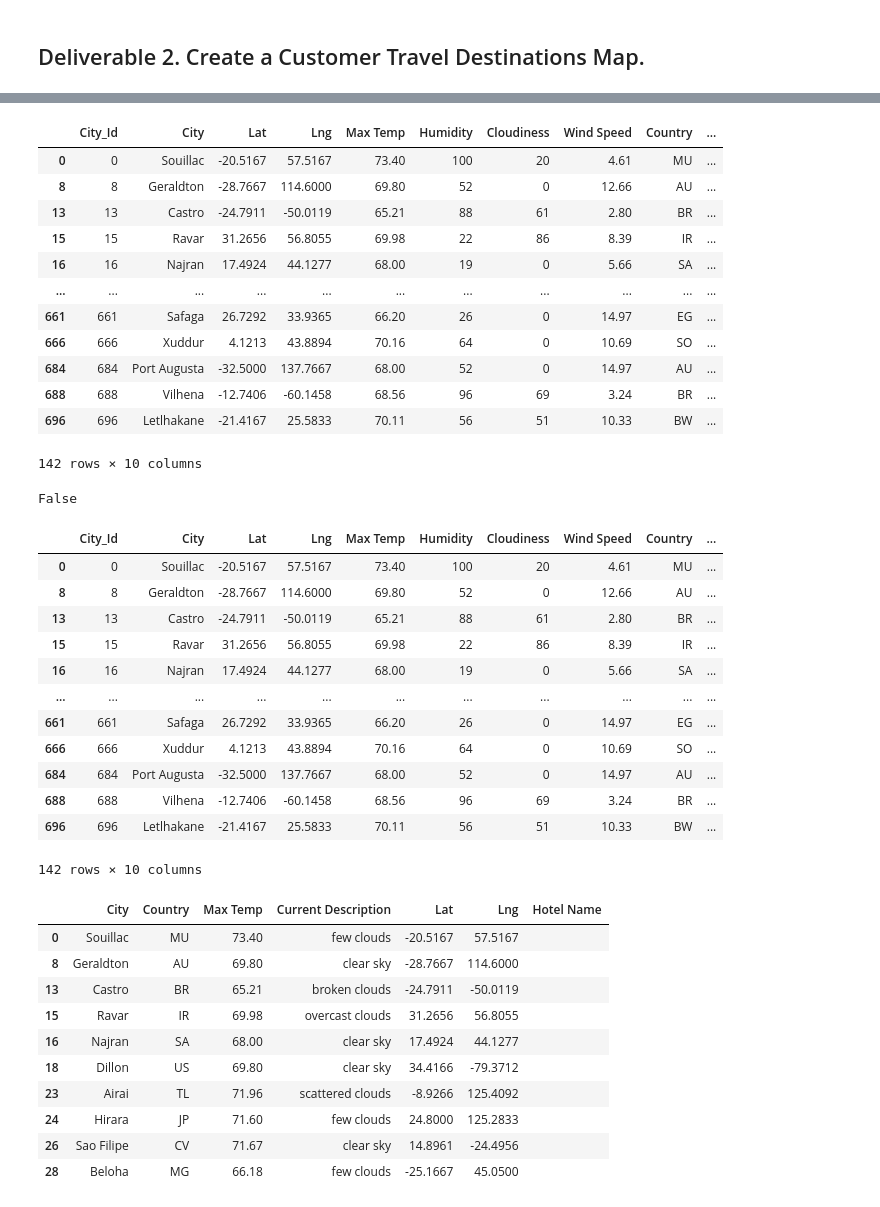
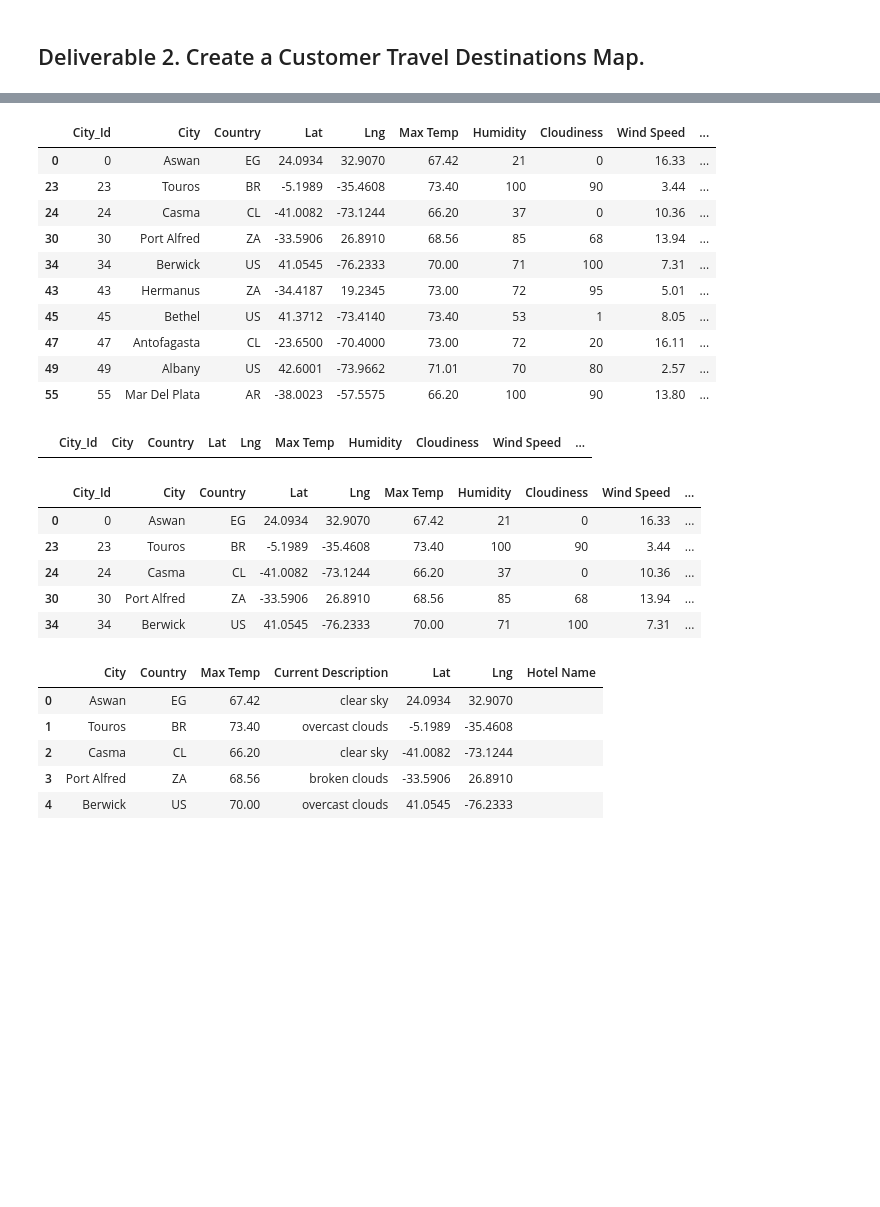
Before and after one commit to rciminera/World_Weather_Analysis, a Jupyter notebook: Vacation_Search/Vacation_Search.ipynb, the cells around one changed output, grey strips where cells are left out. Drawn from its saved outputs; the diff is of its cells as text; code cells hidden in the pictures; blank space fills up the shorter version.

```diff
--- a/Vacation_Search/Vacation_Search.ipynb
+++ b/Vacation_Search/Vacation_Search.ipynb
@@ -13,6 +13,9 @@ from config import gkey
 gmaps.configure(api_key=gkey)
 # %%
 # 1. Import the WeatherPy_database.csv file.
-city_data_df = pd.read_csv("/Users/bobc/Repositories/World_Weather_Analysis/Weather_Database/WeatherPy_Database.csv")
-city_data_df.head()
+city_data_df = pd.read_csv("../Weather_Database/WeatherPy_Database.csv")
+
+# city_data_df = pd.read_csv("/Users/bobc/Repositories/World_Weather_Analysis/Weather_Database/WeatherPy_Database.csv")
+
+city_data_df
 # %% [output]
@@ -51,63 +59,49 @@ What is the maximum temperature you would like for your trip? 75
 # 3. Filter the city_data_df DataFrame using the input statements to create a new DataFrame using the loc method.
 
 hotel_df = preferred_cities_df
-hotel_df
+hotel_df.head(10)
 # %% [output]
-|  | City_Id | City | Lat | Lng | Max Temp | Humidity | Cloudiness | Wind Speed | Country | ... |
-| 0 | 0 | Souillac | -20.5167 | 57.5167 | 73.40 | 100 | 20 | 4.61 | MU | ... |
-| 8 | 8 | Geraldton | -28.7667 | 114.6000 | 69.80 | 52 | 0 | 12.66 | AU | ... |
-| 13 | 13 | Castro | -24.7911 | -50.0119 | 65.21 | 88 | 61 | 2.80 | BR | ... |
-| 15 | 15 | Ravar | 31.2656 | 56.8055 | 69.98 | 22 | 86 | 8.39 | IR | ... |
-| 16 | 16 | Najran | 17.4924 | 44.1277 | 68.00 | 19 | 0 | 5.66 | SA | ... |
-| ... | ... | ... | ... | ... | ... | ... | ... | ... | ... | ... |
-| 661 | 661 | Safaga | 26.7292 | 33.9365 | 66.20 | 26 | 0 | 14.97 | EG | ... |
-| 666 | 666 | Xuddur | 4.1213 | 43.8894 | 70.16 | 64 | 0 | 10.69 | SO | ... |
-| 684 | 684 | Port Augusta | -32.5000 | 137.7667 | 68.00 | 52 | 0 | 14.97 | AU | ... |
-| 688 | 688 | Vilhena | -12.7406 | -60.1458 | 68.56 | 96 | 69 | 3.24 | BR | ... |
-| 696 | 696 | Letlhakane | -21.4167 | 25.5833 | 70.11 | 56 | 51 | 10.33 | BW | ... |
+|  | City_Id | City | Country | Lat | Lng | Max Temp | Humidity | Cloudiness | Wind Speed | ... |
+| 0 | 0 | Aswan | EG | 24.0934 | 32.9070 | 67.42 | 21 | 0 | 16.33 | ... |
+| 23 | 23 | Touros | BR | -5.1989 | -35.4608 | 73.40 | 100 | 90 | 3.44 | ... |
+| 24 | 24 | Casma | CL | -41.0082 | -73.1244 | 66.20 | 37 | 0 | 10.36 | ... |
+| 30 | 30 | Port Alfred | ZA | -33.5906 | 26.8910 | 68.56 | 85 | 68 | 13.94 | ... |
+| 34 | 34 | Berwick | US | 41.0545 | -76.2333 | 70.00 | 71 | 100 | 7.31 | ... |
+| 43 | 43 | Hermanus | ZA | -34.4187 | 19.2345 | 73.00 | 72 | 95 | 5.01 | ... |
+| 45 | 45 | Bethel | US | 41.3712 | -73.4140 | 73.40 | 53 | 1 | 8.05 | ... |
+| 47 | 47 | Antofagasta | CL | -23.6500 | -70.4000 | 73.00 | 72 | 20 | 16.11 | ... |
+| 49 | 49 | Albany | US | 42.6001 | -73.9662 | 71.01 | 70 | 80 | 2.57 | ... |
+| 55 | 55 | Mar Del Plata | AR | -38.0023 | -57.5575 | 66.20 | 100 | 90 | 13.80 | ... |
-142 rows × 10 columns
 # %%
 # 4a. Determine if there are any empty rows.
-hotel_df.empty == True
+hotel_df[hotel_df.isnull().all(axis=1)]
 # %% [output]
-False
+|  | City_Id | City | Country | Lat | Lng | Max Temp | Humidity | Cloudiness | Wind Speed | ... |
 # %%
 # 4b. Drop any empty rows and create a new DataFrame that doesn’t have empty rows.
 hotel_df.dropna(0)
-hotel_df
+hotel_df.head()
 # %% [output]
-|  | City_Id | City | Lat | Lng | Max Temp | Humidity | Cloudiness | Wind Speed | Country | ... |
-| 0 | 0 | Souillac | -20.5167 | 57.5167 | 73.40 | 100 | 20 | 4.61 | MU | ... |
-| 8 | 8 | Geraldton | -28.7667 | 114.6000 | 69.80 | 52 | 0 | 12.66 | AU | ... |
-| 13 | 13 | Castro | -24.7911 | -50.0119 | 65.21 | 88 | 61 | 2.80 | BR | ... |
-| 15 | 15 | Ravar | 31.2656 | 56.8055 | 69.98 | 22 | 86 | 8.39 | IR | ... |
-| 16 | 16 | Najran | 17.4924 | 44.1277 | 68.00 | 19 | 0 | 5.66 | SA | ... |
-| ... | ... | ... | ... | ... | ... | ... | ... | ... | ... | ... |
-| 661 | 661 | Safaga | 26.7292 | 33.9365 | 66.20 | 26 | 0 | 14.97 | EG | ... |
-| 666 | 666 | Xuddur | 4.1213 | 43.8894 | 70.16 | 64 | 0 | 10.69 | SO | ... |
-| 684 | 684 | Port Augusta | -32.5000 | 137.7667 | 68.00 | 52 | 0 | 14.97 | AU | ... |
-| 688 | 688 | Vilhena | -12.7406 | -60.1458 | 68.56 | 96 | 69 | 3.24 | BR | ... |
-| 696 | 696 | Letlhakane | -21.4167 | 25.5833 | 70.11 | 56 | 51 | 10.33 | BW | ... |
+|  | City_Id | City | Country | Lat | Lng | Max Temp | Humidity | Cloudiness | Wind Speed | ... |
+| 0 | 0 | Aswan | EG | 24.0934 | 32.9070 | 67.42 | 21 | 0 | 16.33 | ... |
+| 23 | 23 | Touros | BR | -5.1989 | -35.4608 | 73.40 | 100 | 90 | 3.44 | ... |
+| 24 | 24 | Casma | CL | -41.0082 | -73.1244 | 66.20 | 37 | 0 | 10.36 | ... |
+| 30 | 30 | Port Alfred | ZA | -33.5906 | 26.8910 | 68.56 | 85 | 68 | 13.94 | ... |
+| 34 | 34 | Berwick | US | 41.0545 | -76.2333 | 70.00 | 71 | 100 | 7.31 | ... |
-142 rows × 10 columns
 # %%
 # 5a. Create DataFrame called hotel_df to store hotel names along with city, country, max temp, and coordinates.
-hotel_df = hotel_df[["City", "Country", "Max Temp", "Current Description", "Lat", "Lng"]].copy()
+hotel_df = hotel_df[["City", "Country", "Max Temp", "Current Description", "Lat", "Lng"]].copy().reset_index(drop=True)
 
 # 5b. Create a new column "Hotel Name"
 hotel_df["Hotel Name"] = ""
-hotel_df.head(10)
+hotel_df.head()
 # %% [output]
 |  | City | Country | Max Temp | Current Description | Lat | Lng | Hotel Name |
-| 0 | Souillac | MU | 73.40 | few clouds | -20.5167 | 57.5167 |  |
-| 8 | Geraldton | AU | 69.80 | clear sky | -28.7667 | 114.6000 |  |
-| 13 | Castro | BR | 65.21 | broken clouds | -24.7911 | -50.0119 |  |
-| 15 | Ravar | IR | 69.98 | overcast clouds | 31.2656 | 56.8055 |  |
-| 16 | Najran | SA | 68.00 | clear sky | 17.4924 | 44.1277 |  |
-| 18 | Dillon | US | 69.80 | clear sky | 34.4166 | -79.3712 |  |
-| 23 | Airai | TL | 71.96 | scattered clouds | -8.9266 | 125.4092 |  |
-| 24 | Hirara | JP | 71.60 | few clouds | 24.8000 | 125.2833 |  |
-| 26 | Sao Filipe | CV | 71.67 | clear sky | 14.8961 | -24.4956 |  |
-| 28 | Beloha | MG | 66.18 | few clouds | -25.1667 | 45.0500 |  |
+| 0 | Aswan | EG | 67.42 | clear sky | 24.0934 | 32.9070 |  |
+| 1 | Touros | BR | 73.40 | overcast clouds | -5.1989 | -35.4608 |  |
+| 2 | Casma | CL | 66.20 | clear sky | -41.0082 | -73.1244 |  |
+| 3 | Port Alfred | ZA | 68.56 | broken clouds | -33.5906 | 26.8910 |  |
+| 4 | Berwick | US | 70.00 | overcast clouds | 41.0545 | -76.2333 |  |
 # %%
 # 6a. Set parameters to search for a hotel within 5000 meters
 params = {
```
Also changed, not shown: parts of 5 cells of this notebook, 7 other files.
